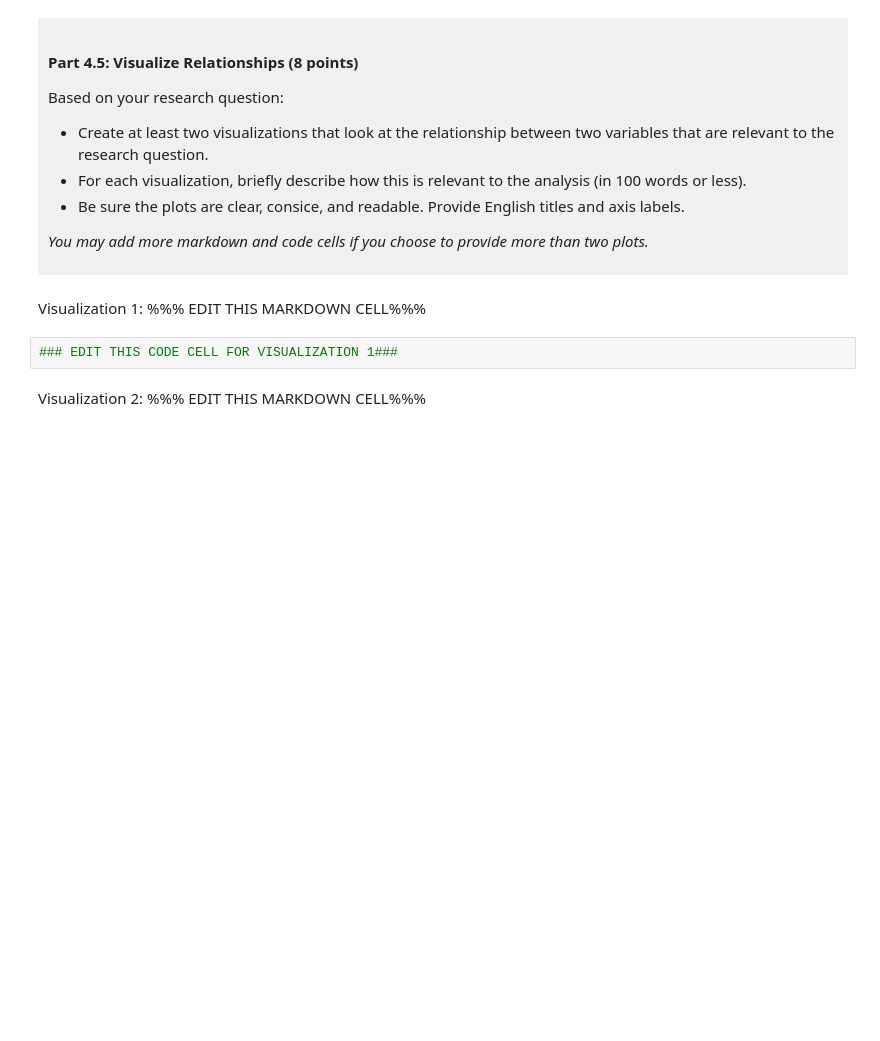
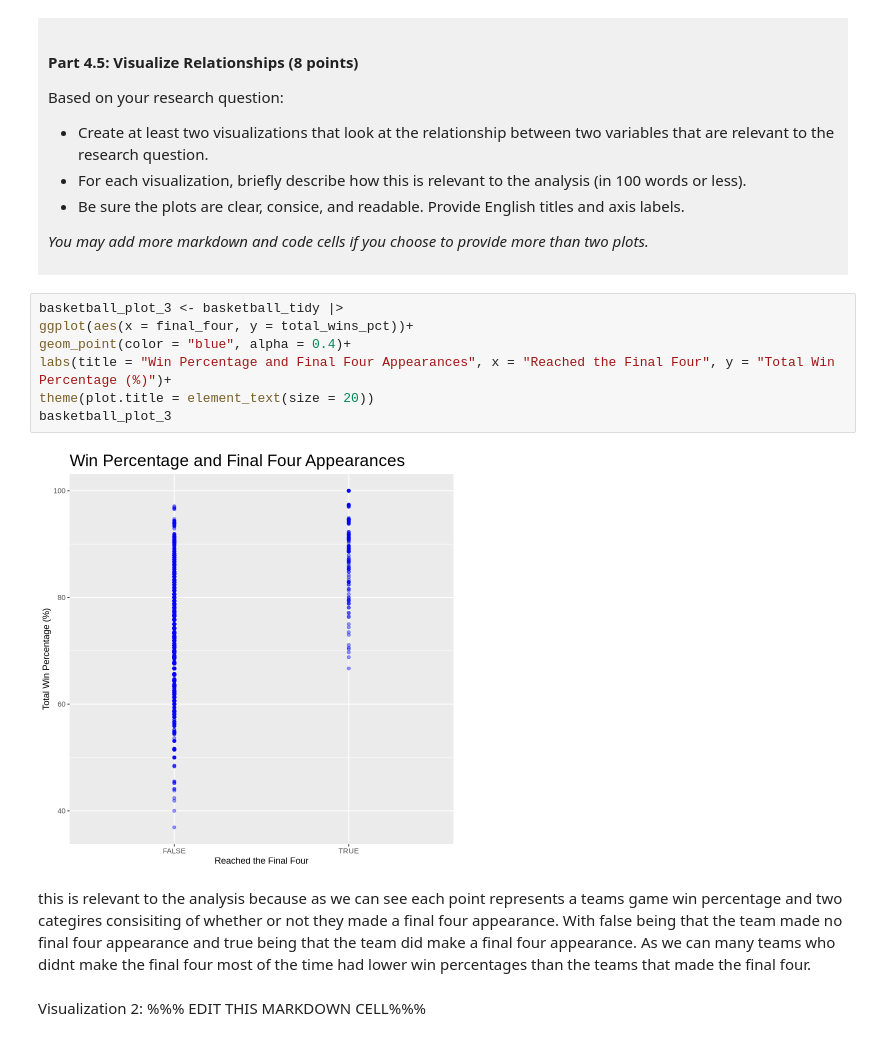
Before and after one commit to hudmun0629/dsci-100-project-Hudson-Munro, a Jupyter notebook: dsci-100-project-notebook.ipynb, the cells around one changed output. Drawn from its saved outputs; the diff is of its cells as text; blank space fills up the shorter version.

```diff
--- a/dsci-100-project-notebook.ipynb
+++ b/dsci-100-project-notebook.ipynb
@@ -353,10 +366,17 @@ Based on your research question:
 
 *You may add more markdown and code cells if you choose to provide more than two plots.*
 </div>
-# %% [markdown]
-Visualization 1: %%% EDIT THIS MARKDOWN CELL%%%
 # %%
-### EDIT THIS CODE CELL FOR VISUALIZATION 1###
+basketball_plot_3 <- basketball_tidy |>
+ggplot(aes(x = final_four, y = total_wins_pct))+
+geom_point(color = "blue", alpha = 0.4)+
+labs(title = "Win Percentage and Final Four Appearances", x = "Reached the Final Four", y = "Total Win Percentage (%)")+
+theme(plot.title = element_text(size = 20))
+basketball_plot_3
+# %% [output]
+[figure, added]
+# %% [markdown]
+this is relevant to the analysis because as we can see each point represents a teams game win percentage and two categires consisiting of whether or not they made a final four appearance. With false being that the team made no final four appearance and true being that the team did make a final four appearance. As we can many teams who didnt make the final four most of the time had lower win percentages than the teams that made the final four.
 # %% [markdown]
 Visualization 2: %%% EDIT THIS MARKDOWN CELL%%%
 # %%
```
Also changed, not shown: parts of 5 cells of this notebook.
